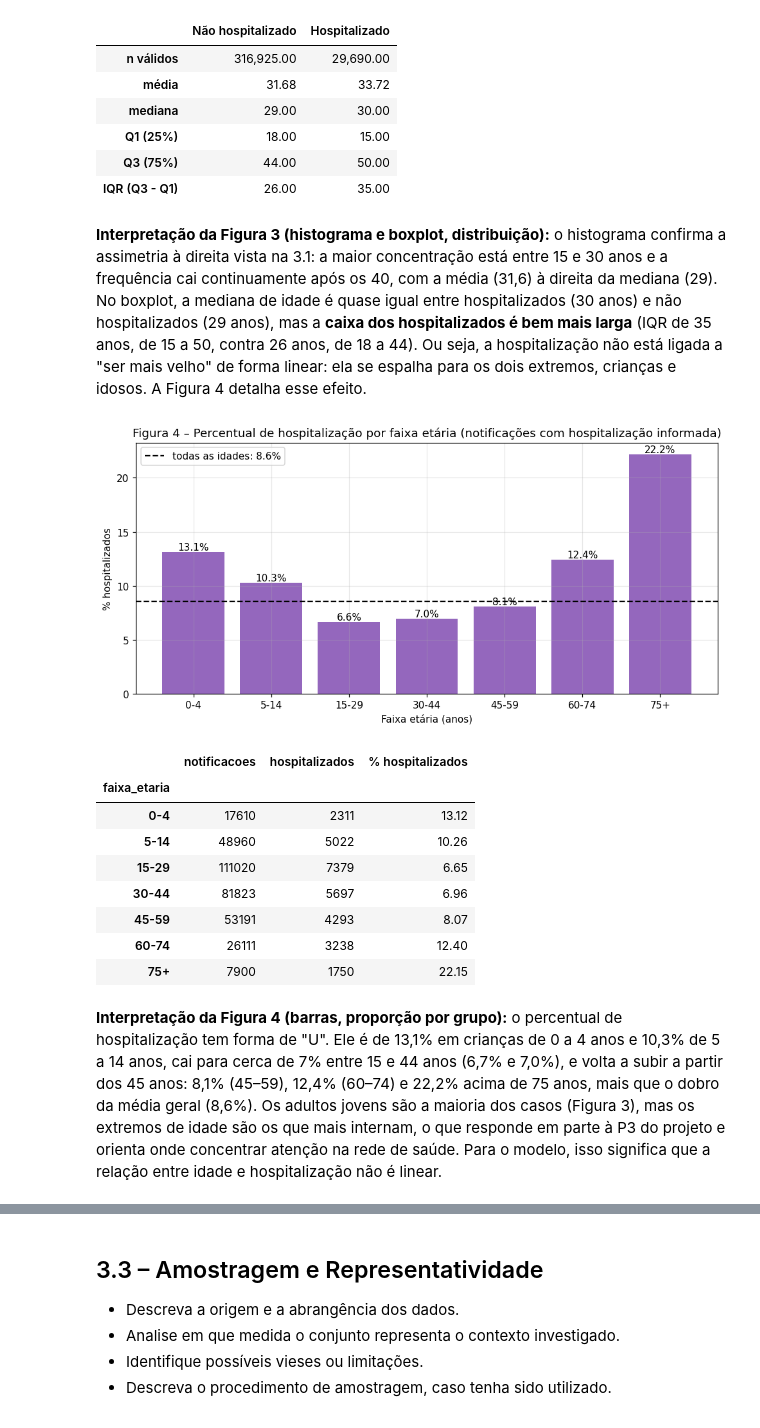
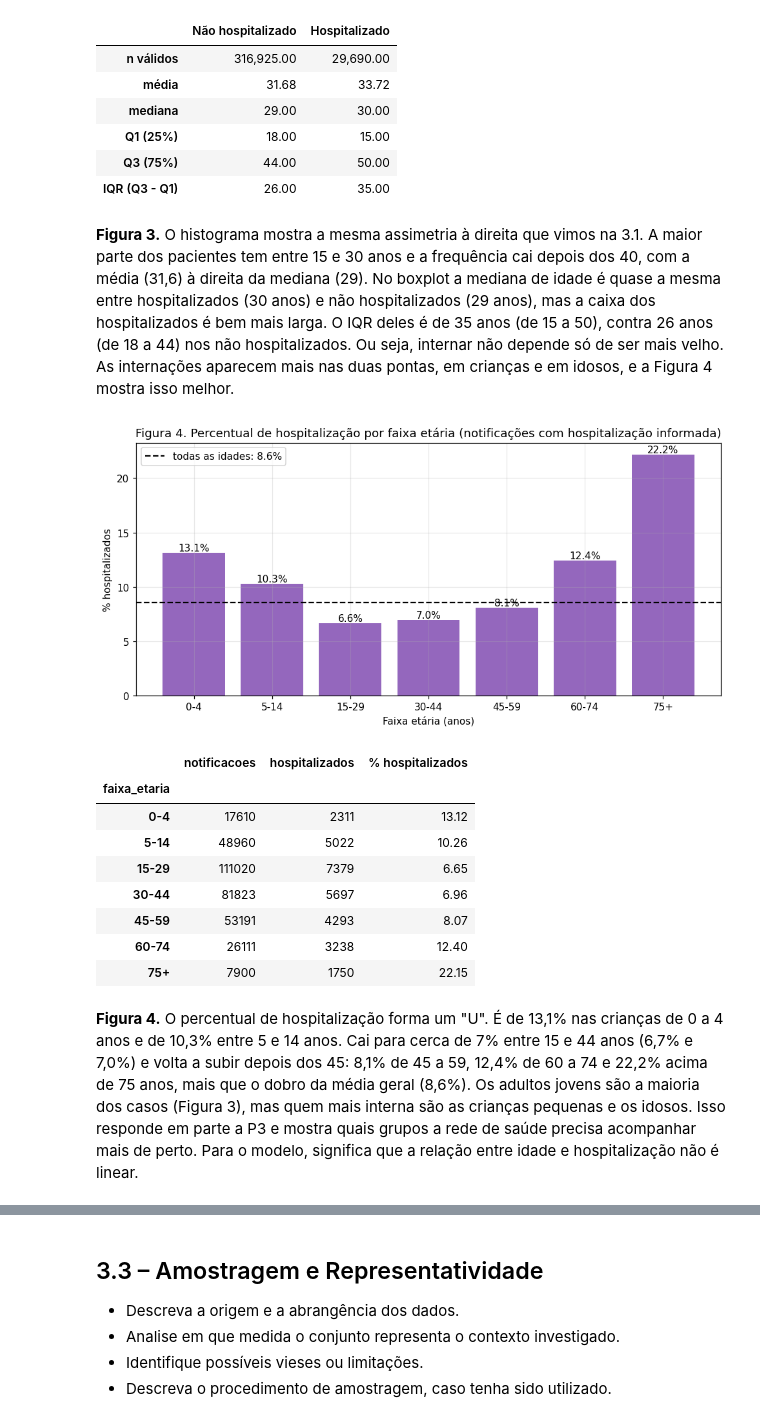
Before and after one commit to JoaoVictorCarvalho07/api-dados-abertos-saude, a Jupyter notebook: ra3/ra3_dengue_2026.ipynb, the cells around one changed output, grey strips where cells are left out. Saved outputs shown, nothing was run; the diff lists cells and outputs as text; code cells hidden in the pictures.

```diff
--- a/ra3/ra3_dengue_2026.ipynb
+++ b/ra3/ra3_dengue_2026.ipynb
@@ -343,30 +346,30 @@ display(pd.DataFrame({nome: medidas(serie) for nome, serie in grupos.items()}).l
 | Q3 (75%) | 44.00 | 50.00 |
 | IQR (Q3 - Q1) | 26.00 | 35.00 |
 # %% [markdown]
-**Interpretação da Figura 3 (histograma e boxplot, distribuição):** o histograma confirma a assimetria à direita vista na 3.1: a maior concentração está entre 15 e 30 anos e a frequência cai continuamente após os 40, com a média (31,6) à direita da mediana (29). No boxplot, a mediana de idade é quase igual entre hospitalizados (30 anos) e não hospitalizados (29 anos), mas a **caixa dos hospitalizados é bem mais larga** (IQR de 35 anos, de 15 a 50, contra 26 anos, de 18 a 44). Ou seja, a hospitalização não está ligada a "ser mais velho" de forma linear: ela se espalha para os dois extremos, crianças e idosos. A Figura 4 detalha esse efeito.
+**Figura 3.** O histograma mostra a mesma assimetria à direita que vimos na 3.1. A maior parte dos pacientes tem entre 15 e 30 anos e a frequência cai depois dos 40, com a média (31,6) à direita da mediana (29). No boxplot a mediana de idade é quase a mesma entre hospitalizados (30 anos) e não hospitalizados (29 anos), mas a caixa dos hospitalizados é bem mais larga. O IQR deles é de 35 anos (de 15 a 50), contra 26 anos (de 18 a 44) nos não hospitalizados. Ou seja, internar não depende só de ser mais velho. As internações aparecem mais nas duas pontas, em crianças e em idosos, e a Figura 4 mostra isso melhor.
 # %%
 taxa_faixa = (
     df.dropna(subset=["hospitalizado", "faixa_etaria"])
     .groupby("faixa_etaria", observed=True)["hospitalizado"]
     .agg(notificacoes="size", hospitalizados="sum")
 )
 taxa_faixa["% hospitalizados"] = taxa_faixa["hospitalizados"] / taxa_faixa["notificacoes"] * 100
 geral = df["hospitalizado"].dropna().mean() * 100
 
 fig, ax = plt.subplots(figsize=(9, 4.5))
 barras = ax.bar(taxa_faixa.index.astype(str), taxa_faixa["% hospitalizados"], color="tab:purple")
 ax.bar_label(barras, fmt="%.1f%%")
 ax.axhline(geral, color="black", linestyle="--", label=f"todas as idades: {geral:.1f}%")
-ax.set_title("Figura 4 – Percentual de hospitalização por faixa etária (notificações com hospitalização informada)")
+ax.set_title("Figura 4. Percentual de hospitalização por faixa etária (notificações com hospitalização informada)")
 ax.set_xlabel("Faixa etária (anos)")
 ax.set_ylabel("% hospitalizados")
 ax.legend()
 fig.tight_layout()
 fig.savefig(PASTA_FIGURAS / "fig4_hospitalizacao_por_faixa.png")
 plt.show()
 display(taxa_faixa)
 # %% [output]
-[figure, old version]
+[figure, new version]
 |  | notificacoes | hospitalizados | % hospitalizados |
 | faixa_etaria |  |  |  |
 | 0-4 | 17610 | 2311 | 13.12 |
@@ -377,7 +380,7 @@ display(taxa_faixa)
 | 60-74 | 26111 | 3238 | 12.40 |
 | 75+ | 7900 | 1750 | 22.15 |
 # %% [markdown]
-**Interpretação da Figura 4 (barras, proporção por grupo):** o percentual de hospitalização tem forma de "U". Ele é de 13,1% em crianças de 0 a 4 anos e 10,3% de 5 a 14 anos, cai para cerca de 7% entre 15 e 44 anos (6,7% e 7,0%), e volta a subir a partir dos 45 anos: 8,1% (45–59), 12,4% (60–74) e 22,2% acima de 75 anos, mais que o dobro da média geral (8,6%). Os adultos jovens são a maioria dos casos (Figura 3), mas os extremos de idade são os que mais internam, o que responde em parte à P3 do projeto e orienta onde concentrar atenção na rede de saúde. Para o modelo, isso significa que a relação entre idade e hospitalização não é linear.
+**Figura 4.** O percentual de hospitalização forma um "U". É de 13,1% nas crianças de 0 a 4 anos e de 10,3% entre 5 e 14 anos. Cai para cerca de 7% entre 15 e 44 anos (6,7% e 7,0%) e volta a subir depois dos 45: 8,1% de 45 a 59, 12,4% de 60 a 74 e 22,2% acima de 75 anos, mais que o dobro da média geral (8,6%). Os adultos jovens são a maioria dos casos (Figura 3), mas quem mais interna são as crianças pequenas e os idosos. Isso responde em parte a P3 e mostra quais grupos a rede de saúde precisa acompanhar mais de perto. Para o modelo, significa que a relação entre idade e hospitalização não é linear.
 # %% [markdown]
 **Resposta do grupo:**
 
```
Also changed, not shown: parts of 17 cells of this notebook, 7 other files.
